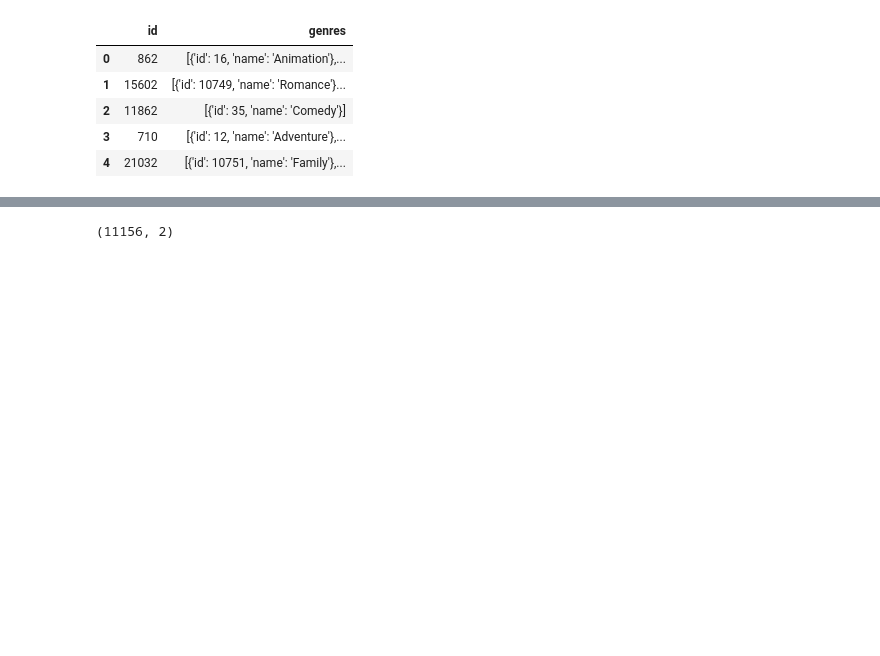
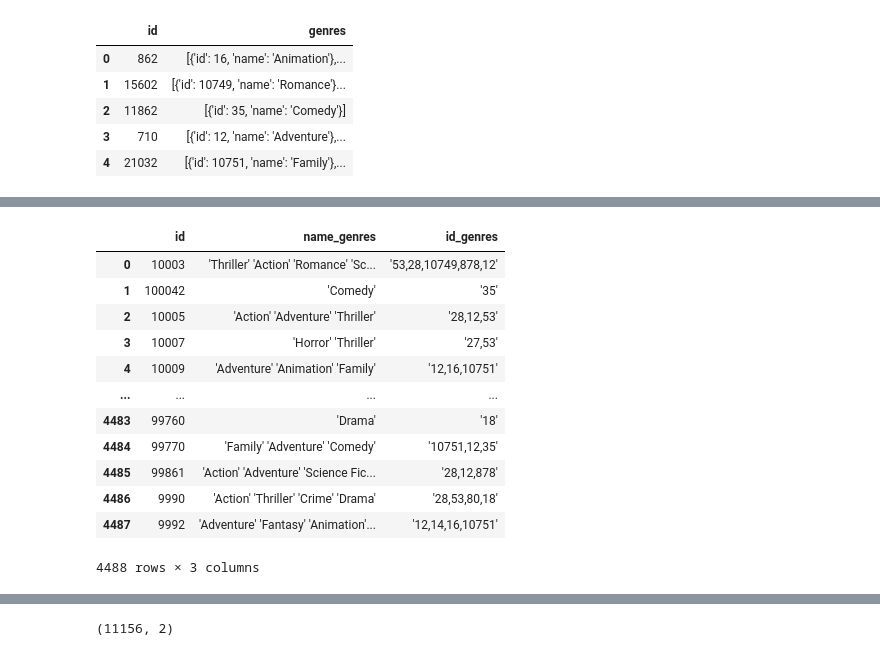
Before and after one commit to Constanzafl/Proyecto_Indiv_1_MLO_Henry, a Jupyter notebook: ETL/DesanidarGenres.ipynb, the cells around one changed output, grey strips where cells are left out. Cells and saved outputs as stored; diff of their text form; code cells hidden in the pictures; blank space fills up the shorter version.

```diff
--- a/ETL/DesanidarGenres.ipynb
+++ b/ETL/DesanidarGenres.ipynb
@@ -20,0 +77,19 @@ dfgenres.head()
+# %%
+grouped_df = df_exploded.groupby('id').agg({'name_genres': lambda x: "'" + "' '".join(x) + "'",
+                                           'id_genres': lambda x: "'" + ','.join(map(str, x)) + "'"}).reset_index()
+
+grouped_df
+# %% [output]
+|  | id | name_genres | id_genres |
+| 0 | 10003 | 'Thriller' 'Action' 'Romance' 'Sc... | '53,28,10749,878,12' |
+| 1 | 100042 | 'Comedy' | '35' |
+| 2 | 10005 | 'Action' 'Adventure' 'Thriller' | '28,12,53' |
+| 3 | 10007 | 'Horror' 'Thriller' | '27,53' |
+| 4 | 10009 | 'Adventure' 'Animation' 'Family' | '12,16,10751' |
+| ... | ... | ... | ... |
+| 4483 | 99760 | 'Drama' | '18' |
+| 4484 | 99770 | 'Family' 'Adventure' 'Comedy' | '10751,12,35' |
+| 4485 | 99861 | 'Action' 'Adventure' 'Science Fic... | '28,12,878' |
+| 4486 | 9990 | 'Action' 'Thriller' 'Crime' 'Drama' | '28,53,80,18' |
+| 4487 | 9992 | 'Adventure' 'Fantasy' 'Animation'... | '12,14,16,10751' |
+4488 rows × 3 columns
```
Also changed, not shown: parts of 23 cells of this notebook, 3 other files.
